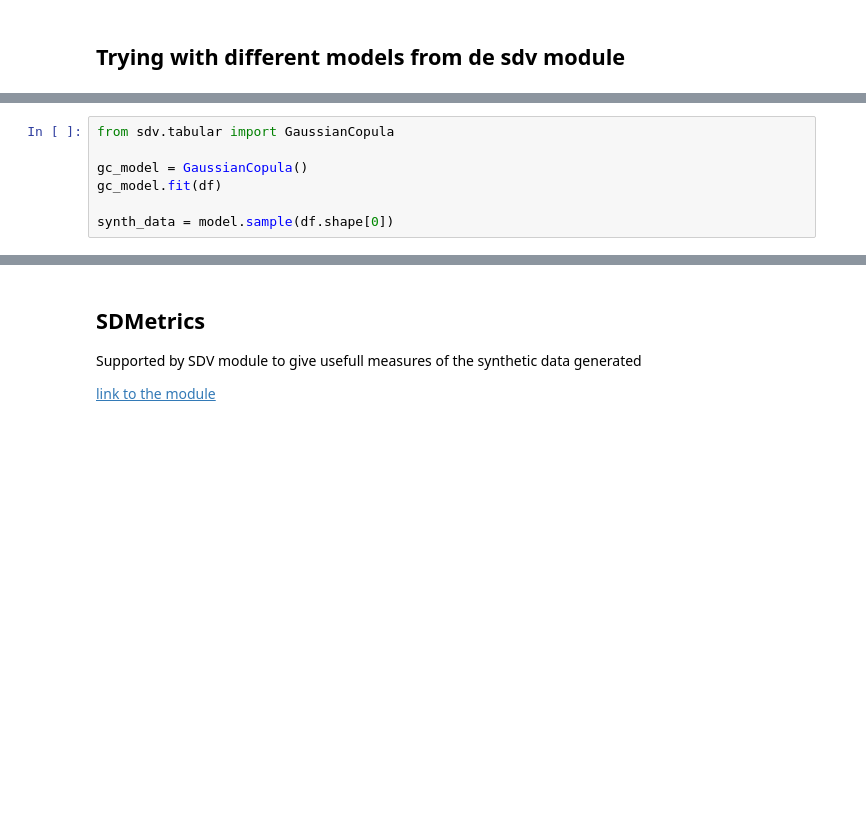
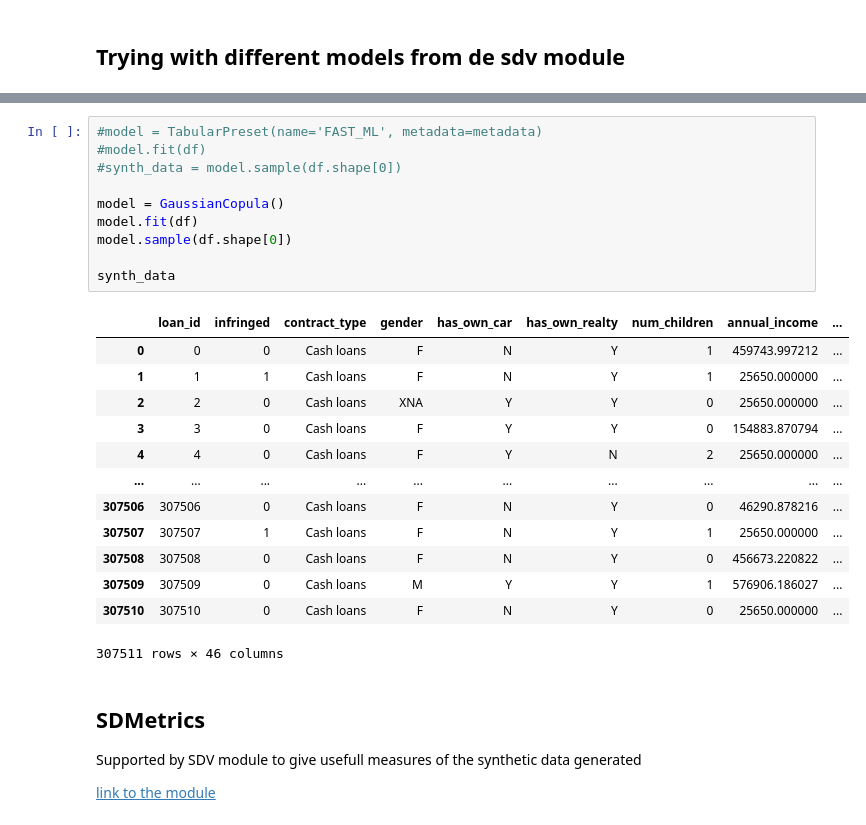
Before and after one commit to eduardofbneves/SP, a Jupyter notebook: PA2/SD_privacy.ipynb, the cells around one changed output, grey strips where cells are left out. Saved outputs shown, nothing was run; the diff lists cells and outputs as text; blank space fills up the shorter version.

```diff
--- a/PA2/SD_privacy.ipynb
+++ b/PA2/SD_privacy.ipynb
@@ -102,7 +100,0 @@ gcopula_synth
-# %%
-from sdv.tabular import GaussianCopula
-
-gc_model = GaussianCopula()
-gc_model.fit(df)
-
-synth_data = model.sample(df.shape[0])
@@ -109,3 +105,27 @@ synth_data = model.sample(df.shape[0])
+# %%
+#model = TabularPreset(name='FAST_ML', metadata=metadata)
+#model.fit(df)
+#synth_data = model.sample(df.shape[0])
+
+model = GaussianCopula()
+model.fit(df)
+model.sample(df.shape[0])
+
+synth_data
+# %% [output]
+|  | loan_id | infringed | contract_type | gender | has_own_car | has_own_realty | num_children | annual_income | ... |
+| 0 | 0 | 0 | Cash loans | F | N | Y | 1 | 459743.997212 | ... |
+| 1 | 1 | 1 | Cash loans | F | N | Y | 1 | 25650.000000 | ... |
+| 2 | 2 | 0 | Cash loans | XNA | Y | Y | 0 | 25650.000000 | ... |
+| 3 | 3 | 0 | Cash loans | F | Y | Y | 0 | 154883.870794 | ... |
+| 4 | 4 | 0 | Cash loans | F | Y | N | 2 | 25650.000000 | ... |
+| ... | ... | ... | ... | ... | ... | ... | ... | ... | ... |
+| 307506 | 307506 | 0 | Cash loans | F | N | Y | 0 | 46290.878216 | ... |
+| 307507 | 307507 | 1 | Cash loans | F | N | Y | 1 | 25650.000000 | ... |
+| 307508 | 307508 | 0 | Cash loans | F | N | Y | 0 | 456673.220822 | ... |
+| 307509 | 307509 | 0 | Cash loans | M | Y | Y | 1 | 576906.186027 | ... |
+| 307510 | 307510 | 0 | Cash loans | F | N | Y | 0 | 25650.000000 | ... |
+307511 rows × 46 columns
 # %% [markdown]
 ## SDMetrics
 
```
Also changed, not shown: parts of 11 cells of this notebook, 1 other file.
